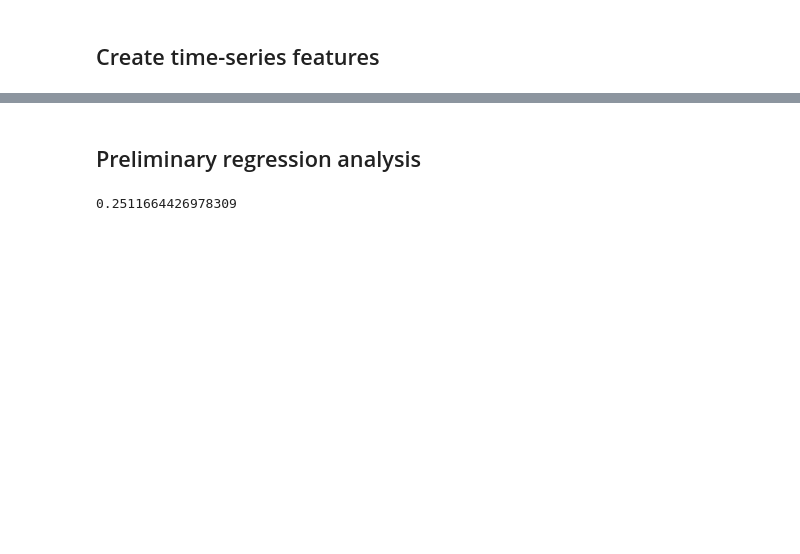
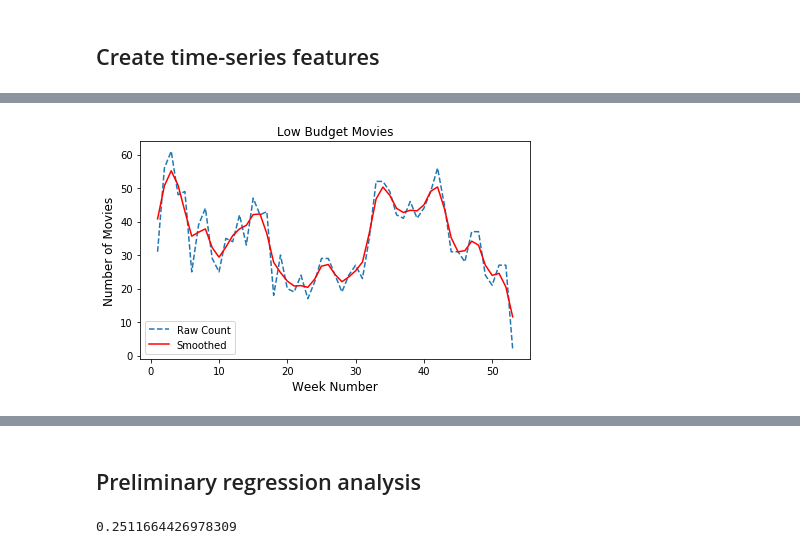
Before and after one commit to NeuroLaunch/Metis-Submissions, a Jupyter notebook: Project2_Week02_Luther/Luther_IMDbRegression.ipynb, the cells around one changed output, grey strips where cells are left out. Saved outputs shown, nothing was run; the diff lists cells and outputs as text; code cells hidden in the pictures; blank space fills up the shorter version.

Commit message:
Partial Summary and some graphics

```diff
--- a/Project2_Week02_Luther/Luther_IMDbRegression.ipynb
+++ b/Project2_Week02_Luther/Luther_IMDbRegression.ipynb
@@ -252,8 +253,10 @@ plt.plot(df_wkroll.index,df_wkroll.values,'-',color='r');
 plt.xlabel('Week Number',fontsize=12);
 plt.ylabel('Number of Movies',fontsize=12)
 plt.legend(['Raw Count','Smoothed'])
+plt.title('Low Budget Movies')
                                                     # standardize the feature
 df_season_low = (df_wkroll-df_wkroll.mean())/df_wkroll.std()
 df_season_low.rename('Season_Low', inplace=True);
-# plt.savefig('graphics/SeasonLow.png')
+
+plt.savefig('supporting_files/SeasonLow.png')
 # %% [output]
@@ -261,3 +263,4 @@ df_season_low.rename('Season_Low', inplace=True);
+[figure, added]
 # %%
 # Same as above but for high-budget movies #
 df_wktrend = df_high.groupby(['Release_Week']).count()['Sales_Gross']
```
Also changed, not shown: parts of 10 cells of this notebook, 10 other files.
